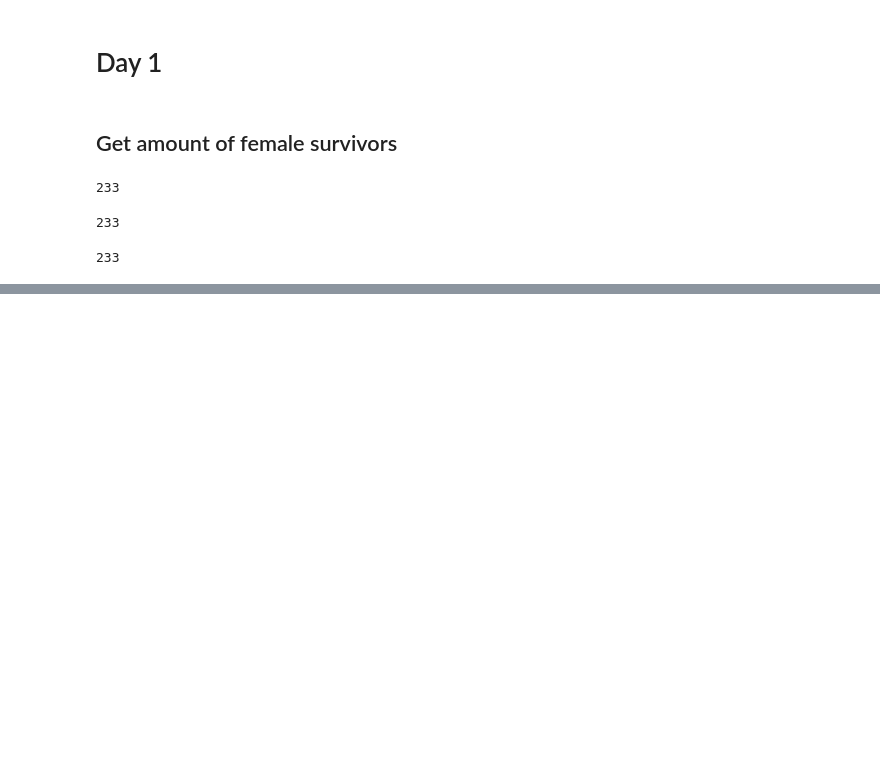
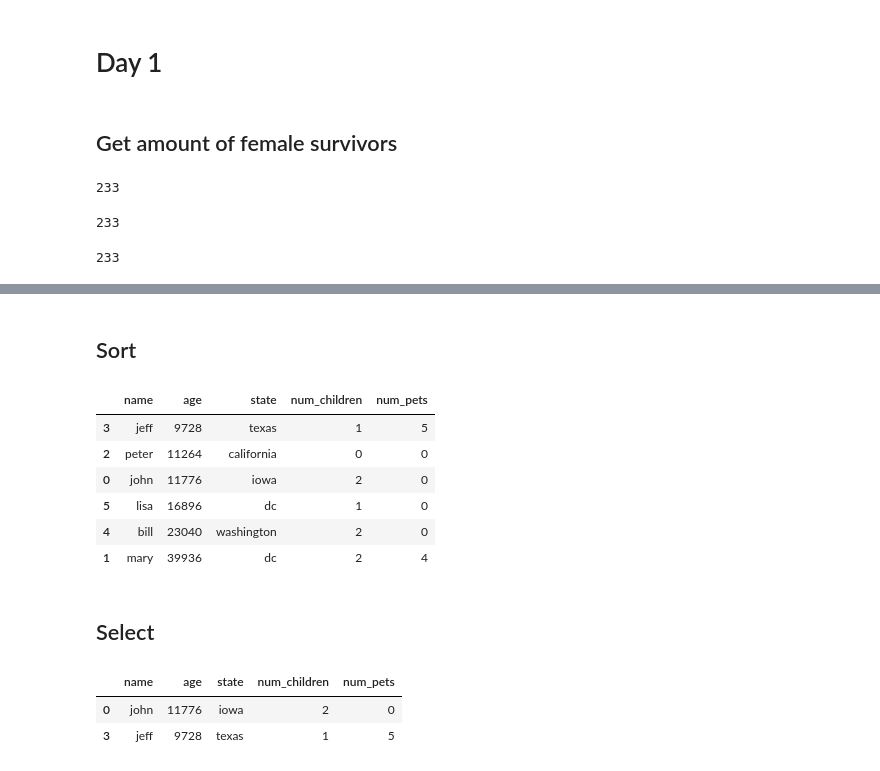
Before and after one commit to SamuelFolledo/DS1.1-Data-Analysis-And-Visualization, a Jupyter notebook: classwork/Day 1 notebook.ipynb, the cells around one changed output, grey strips where cells are left out. Saved outputs shown, nothing was run; the diff lists cells and outputs as text; code cells hidden in the pictures; blank space fills up the shorter version.

```diff
--- a/classwork/Day 1 notebook.ipynb
+++ b/classwork/Day 1 notebook.ipynb
@@ -52,0 +287,4 @@ print(num_female_survived)
+# %%
+# Apply a function to specific column and apply the changes to original data-frame //1h7
+df['age'] = df['age'].apply(lambda x: x*2)
+df['age']
@@ -52,0 +299,22 @@ print(num_female_survived)
+# %% [markdown]
+## Sort
+# %%
+# Sort DataFrame on a specific column value in ascending order
+df.sort_values("age", ascending= True)
+# %% [output]
+|  | name | age | state | num_children | num_pets |
+| 3 | jeff | 9728 | texas | 1 | 5 |
+| 2 | peter | 11264 | california | 0 | 0 |
+| 0 | john | 11776 | iowa | 2 | 0 |
+| 5 | lisa | 16896 | dc | 1 | 0 |
+| 4 | bill | 23040 | washington | 2 | 0 |
+| 1 | mary | 39936 | dc | 2 | 4 |
+# %% [markdown]
+## Select
+# %%
+# select rows whose name begins with the letter 'j'
+df[df.apply(lambda row: row['name'].startswith('j'),axis=1)]
+# %% [output]
+|  | name | age | state | num_children | num_pets |
+| 0 | john | 11776 | iowa | 2 | 0 |
+| 3 | jeff | 9728 | texas | 1 | 5 |
```
Also changed, not shown: parts of 33 cells of this notebook.
